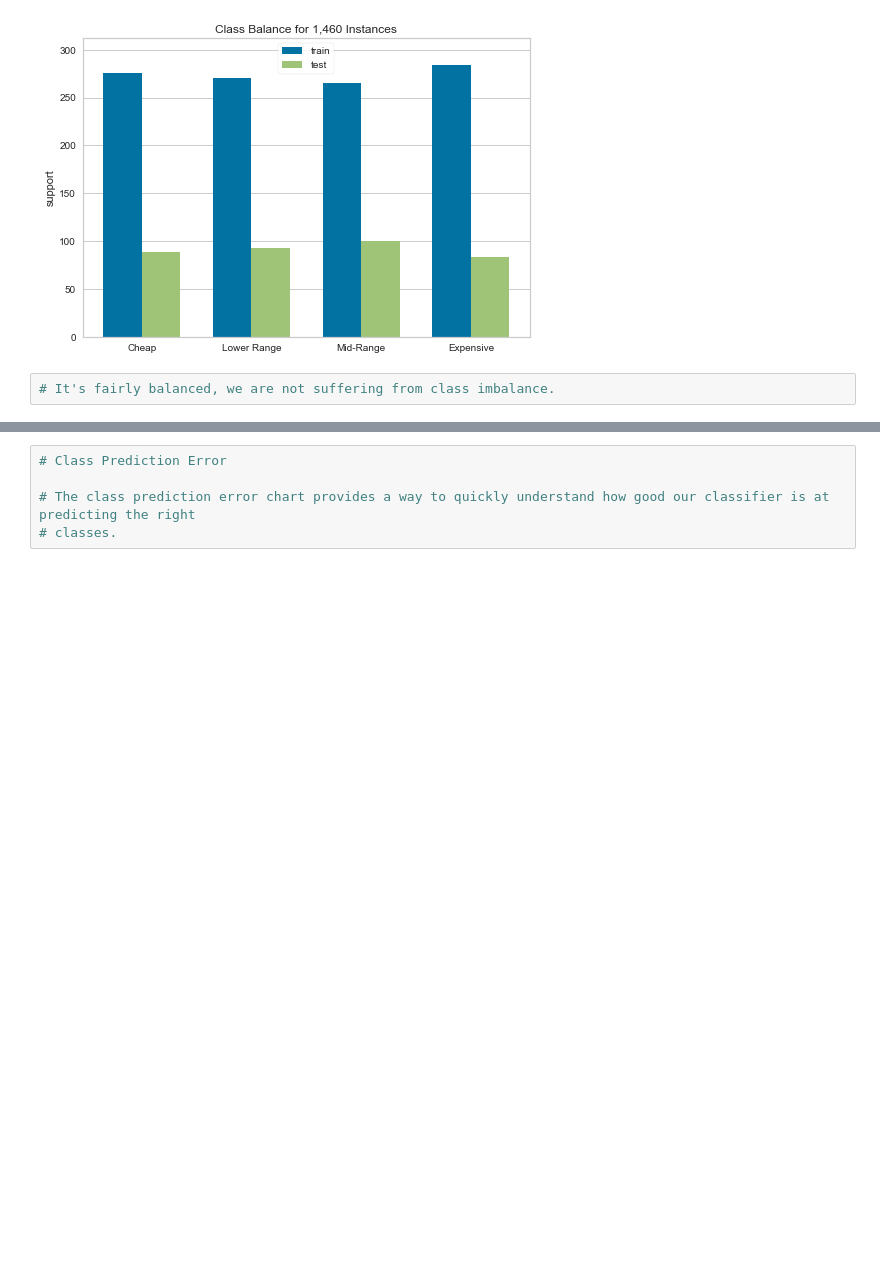
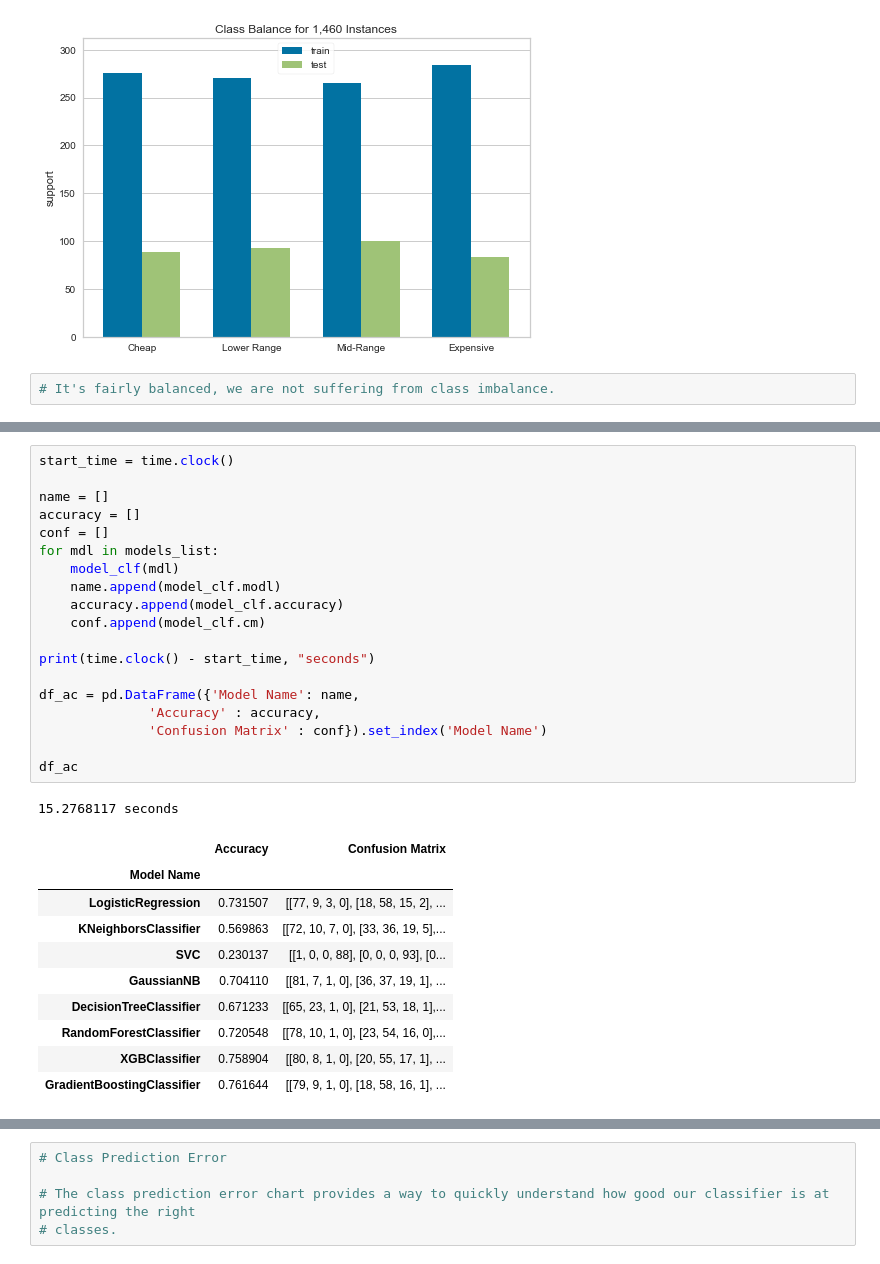
Before and after one commit to Nik8x/Housing_Data_Analysis, a Jupyter notebook: Housing_Data_Analysis.ipynb, the cells around one changed output, grey strips where cells are left out. Cells and saved outputs as stored; diff of their text form; blank space fills up the shorter version.

```diff
--- a/Housing_Data_Analysis.ipynb
+++ b/Housing_Data_Analysis.ipynb
@@ -868,0 +804,31 @@ accuracy 0.7589041095890411
+# %%
+start_time = time.clock()
+
+name = []
+accuracy = []
+conf = []
+for mdl in models_list:
+    model_clf(mdl)
+    name.append(model_clf.modl)
+    accuracy.append(model_clf.accuracy)
+    conf.append(model_clf.cm)
+
+print(time.clock() - start_time, "seconds")
+
+df_ac = pd.DataFrame({'Model Name': name,
+              'Accuracy' : accuracy,
+              'Confusion Matrix' : conf}).set_index('Model Name')
+
+df_ac
+# %% [output]
+15.2768117 seconds
+|  | Accuracy | Confusion Matrix |
+| Model Name |  |  |
+| LogisticRegression | 0.731507 | [[77, 9, 3, 0], [18, 58, 15, 2], ... |
+| KNeighborsClassifier | 0.569863 | [[72, 10, 7, 0], [33, 36, 19, 5],... |
+| SVC | 0.230137 | [[1, 0, 0, 88], [0, 0, 0, 93], [0... |
+| GaussianNB | 0.704110 | [[81, 7, 1, 0], [36, 37, 19, 1], ... |
+| DecisionTreeClassifier | 0.671233 | [[65, 23, 1, 0], [21, 53, 18, 1],... |
+| RandomForestClassifier | 0.720548 | [[78, 10, 1, 0], [23, 54, 16, 0],... |
+| XGBClassifier | 0.758904 | [[80, 8, 1, 0], [20, 55, 17, 1], ... |
+| GradientBoostingClassifier | 0.761644 | [[79, 9, 1, 0], [18, 58, 16, 1], ... |
```
Also changed, not shown: parts of 9 cells of this notebook.
